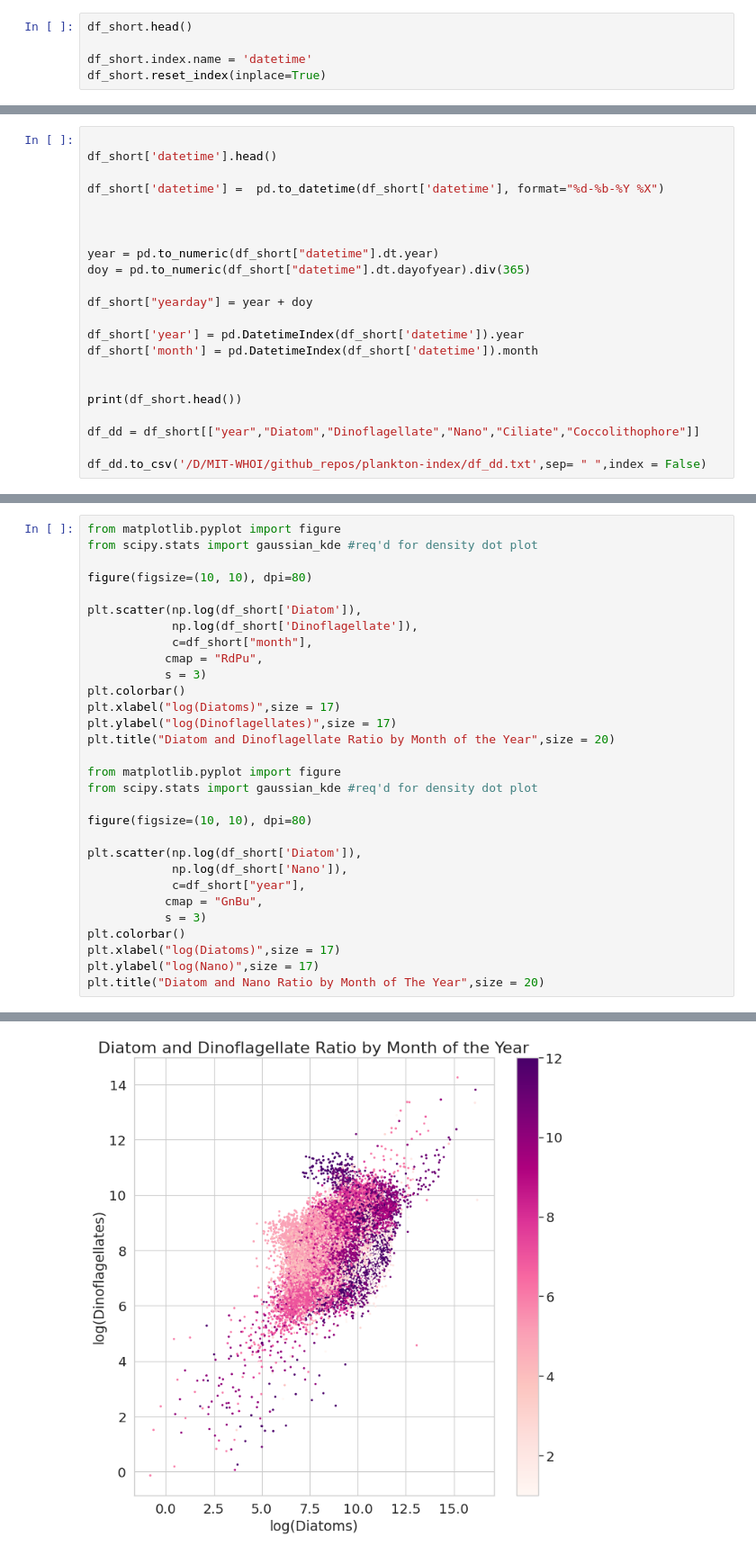
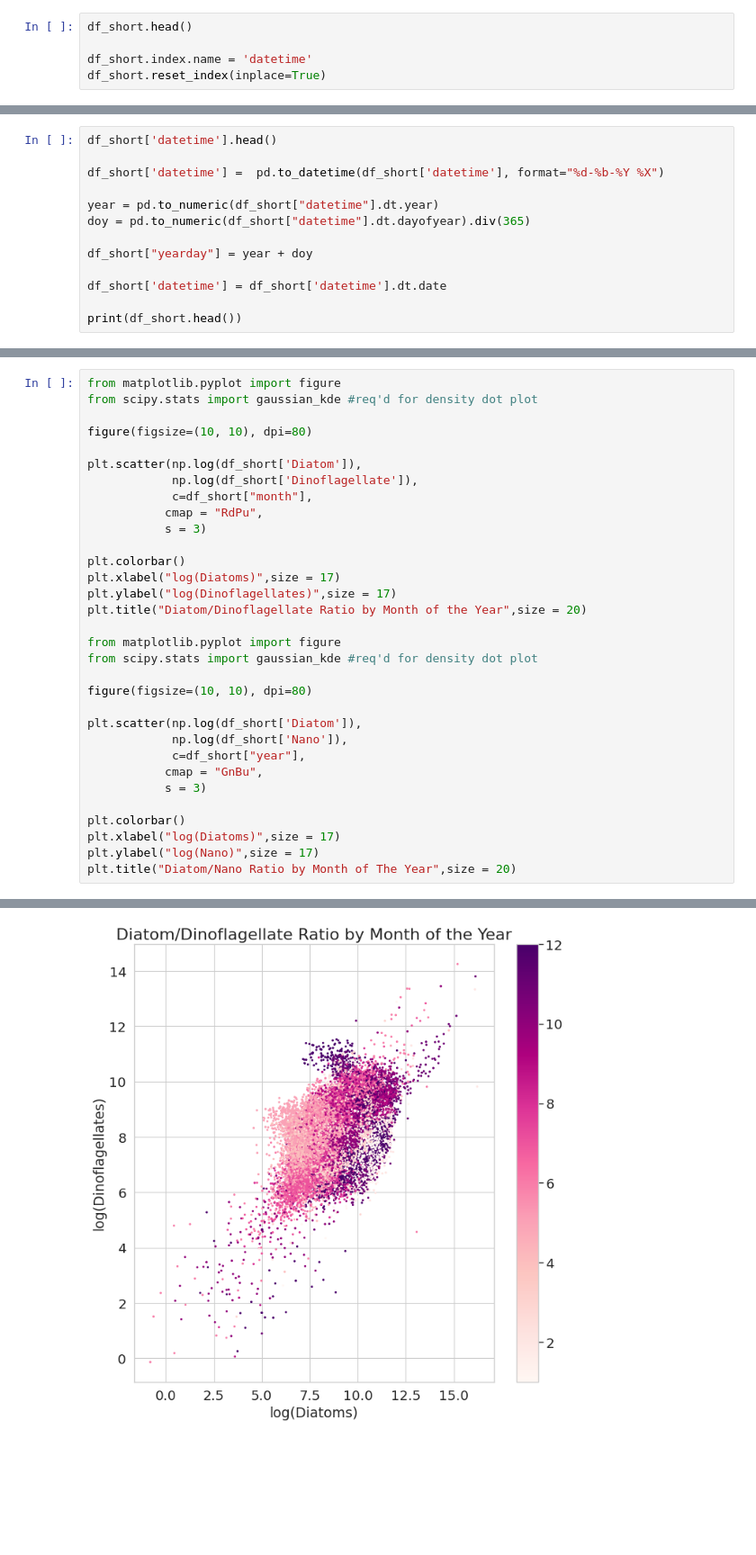
Before and after one commit to miraSantos/plankton-index, a Jupyter notebook: pi_convex_hull.ipynb, the cells around one changed output, grey strips where cells are left out. Shown at 90% size. Drawn from its saved outputs; the diff is of its cells as text; blank space fills up the shorter version.

```diff
--- a/pi_convex_hull.ipynb
+++ b/pi_convex_hull.ipynb
@@ -85,23 +93,14 @@ df_short.reset_index(inplace=True)
 # %%
-
 df_short['datetime'].head()
 
 df_short['datetime'] =  pd.to_datetime(df_short['datetime'], format="%d-%b-%Y %X")
-
-
 
 year = pd.to_numeric(df_short["datetime"].dt.year)
 doy = pd.to_numeric(df_short["datetime"].dt.dayofyear).div(365)
 
 df_short["yearday"] = year + doy
 
-df_short['year'] = pd.DatetimeIndex(df_short['datetime']).year
-df_short['month'] = pd.DatetimeIndex(df_short['datetime']).month
-
+df_short['datetime'] = df_short['datetime'].dt.date
 
 print(df_short.head())
-
-df_dd = df_short[["year","Diatom","Dinoflagellate","Nano","Ciliate","Coccolithophore"]]
-
-df_dd.to_csv('/D/MIT-WHOI/github_repos/plankton-index/df_dd.txt',sep= " ",index = False)
 # %% [output]
@@ -155,10 +163,11 @@ plt.scatter(np.log(df_short['Diatom']),
             c=df_short["month"],
            cmap = "RdPu",
            s = 3)
+
 plt.colorbar()
 plt.xlabel("log(Diatoms)",size = 17)
 plt.ylabel("log(Dinoflagellates)",size = 17)
-plt.title("Diatom and Dinoflagellate Ratio by Month of the Year",size = 20)
+plt.title("Diatom/Dinoflagellate Ratio by Month of the Year",size = 20)
 
 from matplotlib.pyplot import figure
 from scipy.stats import gaussian_kde #req'd for density dot plot
@@ -170,8 +179,9 @@ plt.scatter(np.log(df_short['Diatom']),
             c=df_short["year"],
            cmap = "GnBu",
            s = 3)
+
 plt.colorbar()
 plt.xlabel("log(Diatoms)",size = 17)
 plt.ylabel("log(Nano)",size = 17)
-plt.title("Diatom and Nano Ratio by Month of The Year",size = 20)
+plt.title("Diatom/Nano Ratio by Month of The Year",size = 20)
 # %% [output]
@@ -179 +189 @@ Text(0.5, 1.0, 'Diatom and Nano Ratio by Month of The Year')
-[figure, old version]
+[figure, new version]
```
Also changed, not shown: parts of 21 cells of this notebook.
